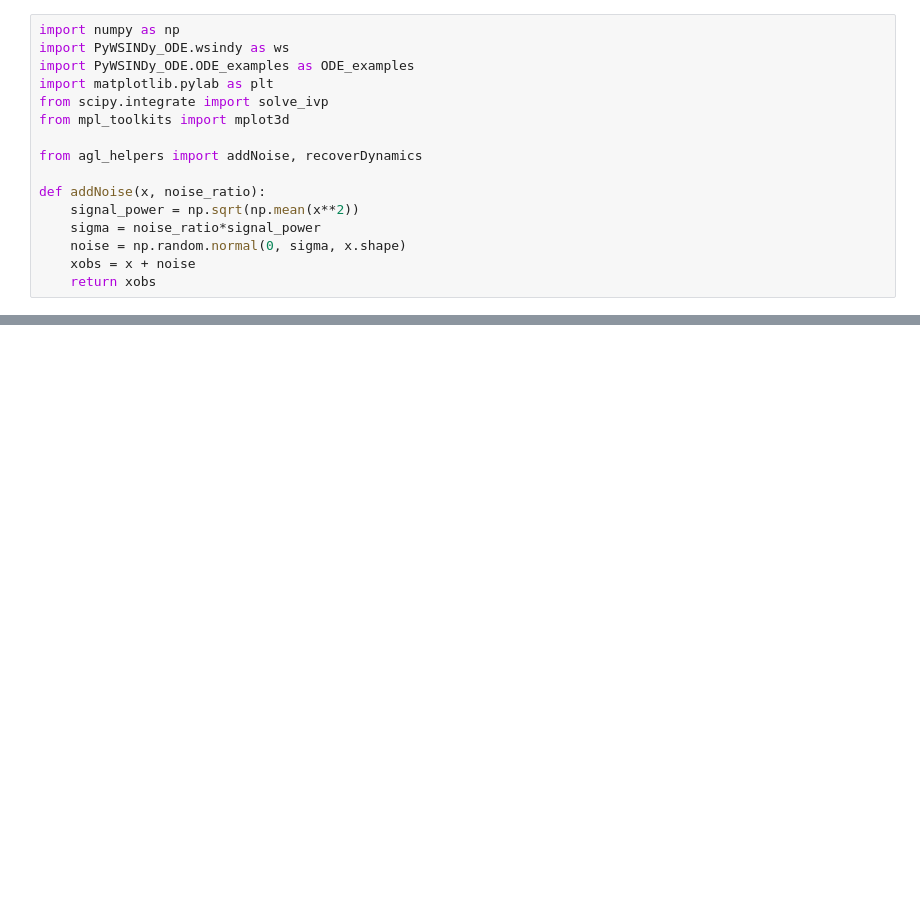
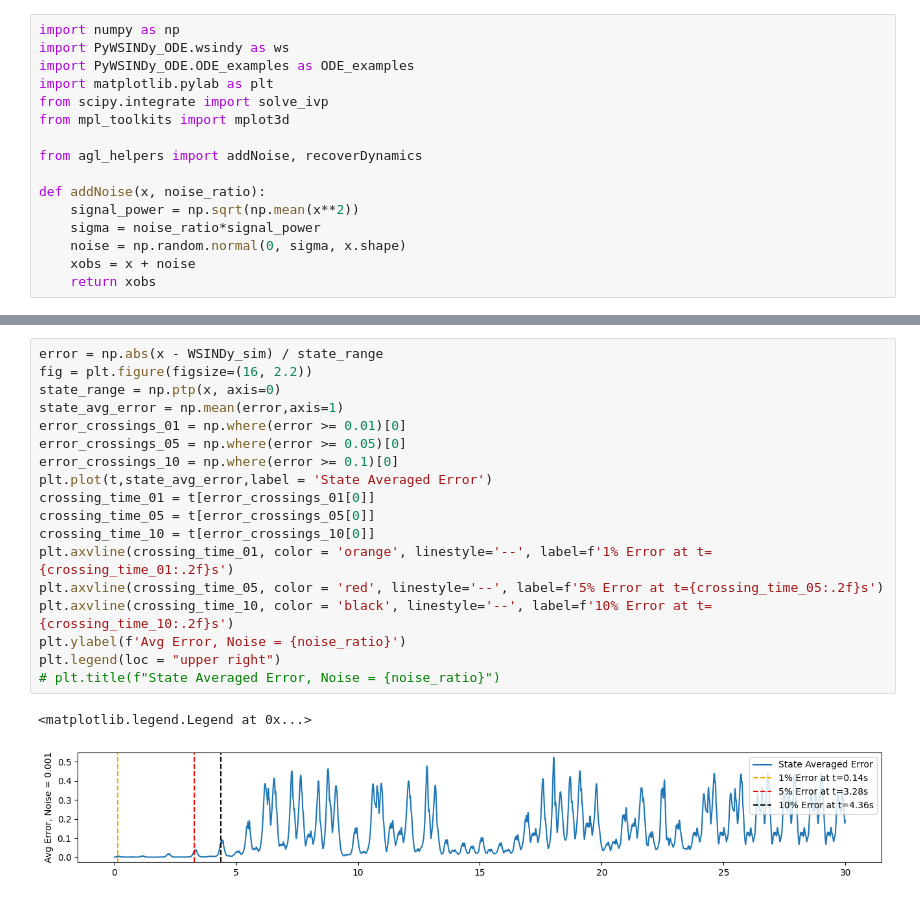
Before and after one commit to Agliske/M638_WSINDy_Project, a Jupyter notebook: WSINDy_lorenz.ipynb, the cells around one changed output, grey strips where cells are left out. Drawn from its saved outputs; the diff is of its cells as text; blank space fills up the shorter version.

```diff
--- a/WSINDy_lorenz.ipynb
+++ b/WSINDy_lorenz.ipynb
@@ -119,0 +160,21 @@ plt.show()
+# %%
+error = np.abs(x - WSINDy_sim) / state_range
+fig = plt.figure(figsize=(16, 2.2))
+state_range = np.ptp(x, axis=0)
+state_avg_error = np.mean(error,axis=1)
+error_crossings_01 = np.where(error >= 0.01)[0]
+error_crossings_05 = np.where(error >= 0.05)[0]
+error_crossings_10 = np.where(error >= 0.1)[0]
+plt.plot(t,state_avg_error,label = 'State Averaged Error')
+crossing_time_01 = t[error_crossings_01[0]]
+crossing_time_05 = t[error_crossings_05[0]]
+crossing_time_10 = t[error_crossings_10[0]]
+plt.axvline(crossing_time_01, color = 'orange', linestyle='--', label=f'1% Error at t={crossing_time_01:.2f}s')
+plt.axvline(crossing_time_05, color = 'red', linestyle='--', label=f'5% Error at t={crossing_time_05:.2f}s')
+plt.axvline(crossing_time_10, color = 'black', linestyle='--', label=f'10% Error at t={crossing_time_10:.2f}s')
+plt.ylabel(f'Avg Error, Noise = {noise_ratio}')
+plt.legend(loc = "upper right")
+# plt.title(f"State Averaged Error, Noise = {noise_ratio}")
+# %% [output]
+<matplotlib.legend.Legend at 0x...>
+[figure, added]
```
Also changed, not shown: parts of 5 cells of this notebook, 3 other files.
